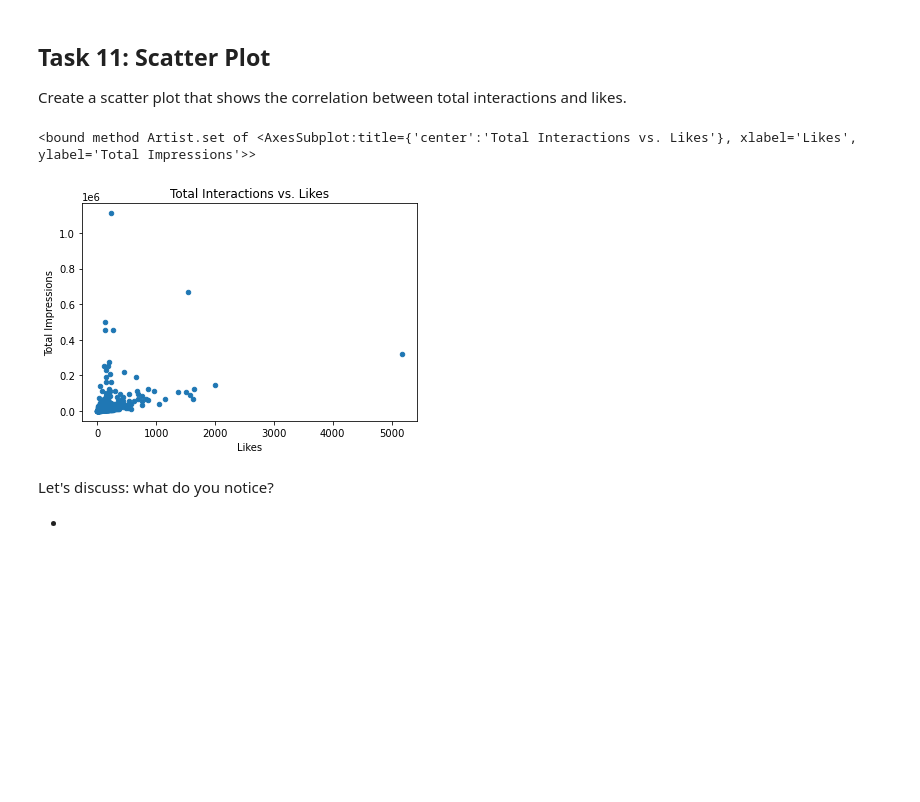
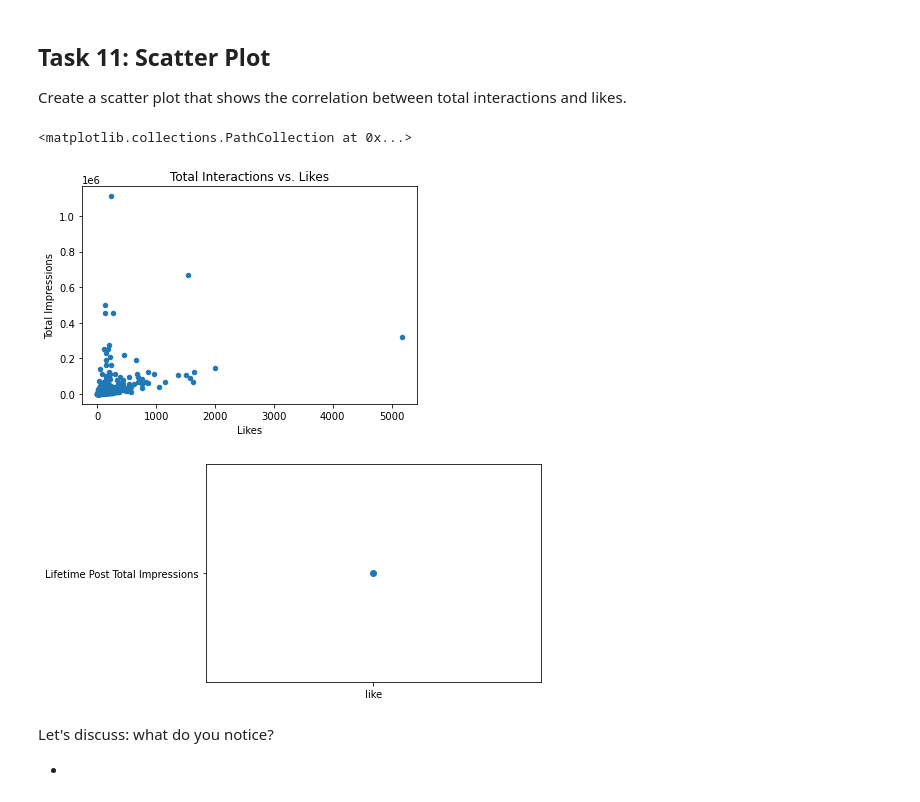
Before and after one commit to evanstaffen/NYC-DS-091922, a Jupyter notebook: CodeChallengeReviews/Phase1/P1-Code-Challenge-Review-Copy1.ipynb, the cells around one changed output. Saved outputs shown, nothing was run; the diff lists cells and outputs as text; code cells hidden in the pictures; blank space fills up the shorter version.

```diff
--- a/CodeChallengeReviews/Phase1/P1-Code-Challenge-Review-Copy1.ipynb
+++ b/CodeChallengeReviews/Phase1/P1-Code-Challenge-Review-Copy1.ipynb
@@ -352,13 +362,16 @@ Create a scatter plot that shows the correlation between total interactions and
 # %%
 # Your code here   scatterplot lifetime post total impressions, like
 scat = df.plot.scatter(x = 'like', y = 'Lifetime Post Total Impressions')
 scat.set_title('Total Interactions vs. Likes')
 scat.set_xlabel('Likes')
 scat.set_ylabel('Total Impressions')
 scat.set
+
+fig, ax = plt.subplots()
 # %% [output]
-<bound method Artist.set of <AxesSubplot:title={'center':'Total Interactions vs. Likes'}, xlabel='Likes', ylabel='Total Impressions'>>
+<matplotlib.collections.PathCollection at 0x...>
 [figure]
+[figure, added]
 # %% [markdown]
 Let's discuss: what do you notice?
 
```
Also changed, not shown: parts of 18 cells of this notebook, 1 other file.
